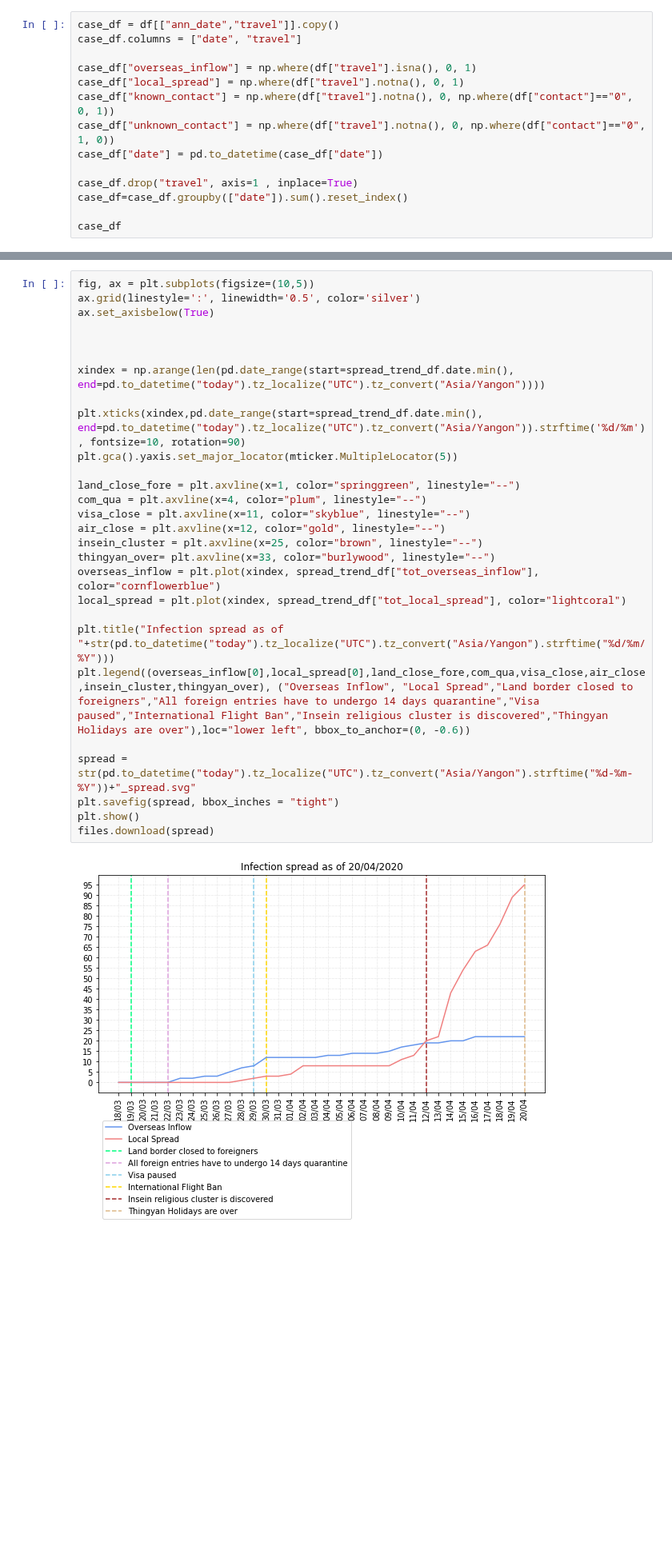
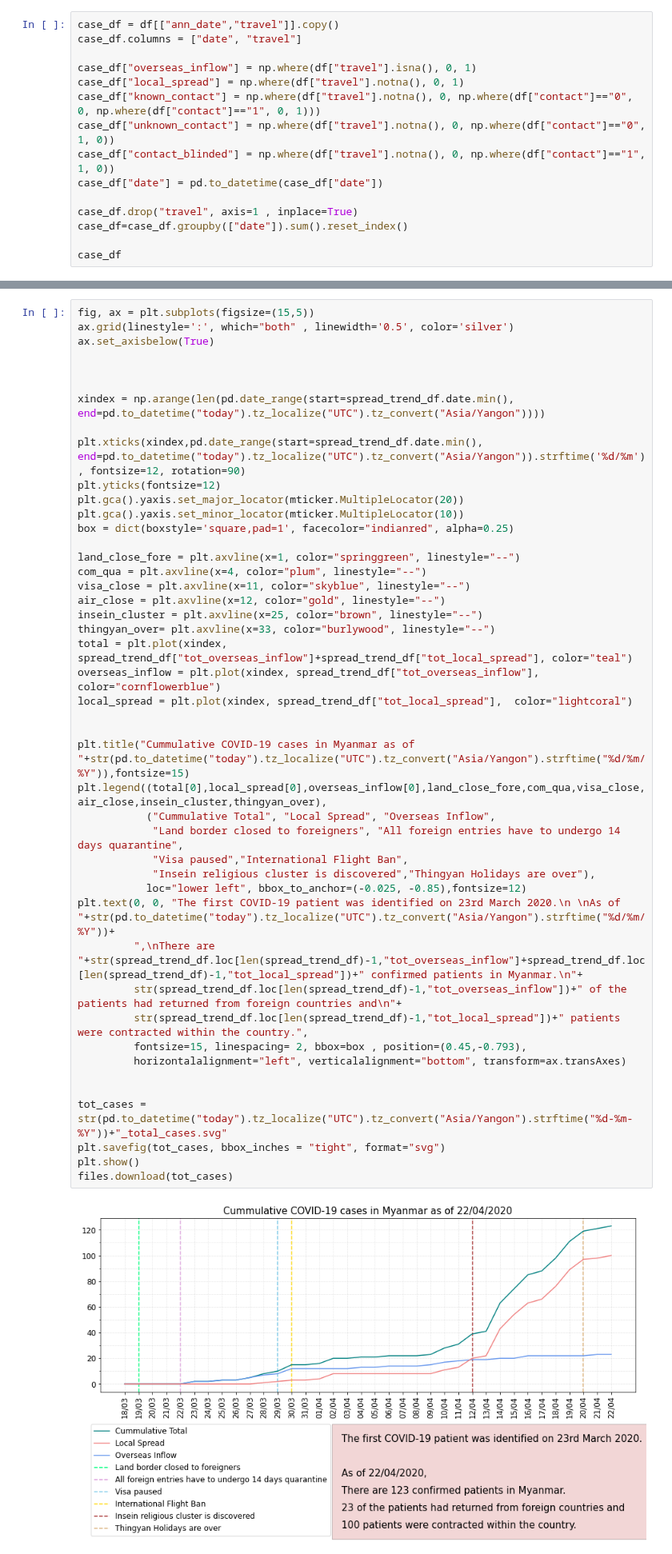
Before and after one commit to finerbrighterlighter/myanmar_covid19, a Jupyter notebook: exponential_growth.ipynb, the cells around one changed output, grey strips where cells are left out. Shown at 80% size. Cells and saved outputs as stored; diff of their text form; blank space fills up the shorter version.

```diff
--- a/exponential_growth.ipynb
+++ b/exponential_growth.ipynb
@@ -52,8 +52,9 @@ case_df.columns = ["date", "travel"]
 
 case_df["overseas_inflow"] = np.where(df["travel"].isna(), 0, 1)
 case_df["local_spread"] = np.where(df["travel"].notna(), 0, 1)
-case_df["known_contact"] = np.where(df["travel"].notna(), 0, np.where(df["contact"]=="0", 0, 1))
+case_df["known_contact"] = np.where(df["travel"].notna(), 0, np.where(df["contact"]=="0", 0, np.where(df["contact"]=="1", 0, 1)))
 case_df["unknown_contact"] = np.where(df["travel"].notna(), 0, np.where(df["contact"]=="0", 1, 0))
+case_df["contact_blinded"] = np.where(df["travel"].notna(), 0, np.where(df["contact"]=="1", 1, 0))
 case_df["date"] = pd.to_datetime(case_df["date"])
 
 case_df.drop("travel", axis=1 , inplace=True)
@@ -461,33 +448,50 @@ spread_trend_df
 # %%
-fig, ax = plt.subplots(figsize=(10,5))
-ax.grid(linestyle=':', linewidth='0.5', color='silver')
+fig, ax = plt.subplots(figsize=(15,5))
+ax.grid(linestyle=':', which="both" , linewidth='0.5', color='silver')
 ax.set_axisbelow(True)
 
 
 
 xindex = np.arange(len(pd.date_range(start=spread_trend_df.date.min(), end=pd.to_datetime("today").tz_localize("UTC").tz_convert("Asia/Yangon"))))
 
-plt.xticks(xindex,pd.date_range(start=spread_trend_df.date.min(), end=pd.to_datetime("today").tz_localize("UTC").tz_convert("Asia/Yangon")).strftime('%d/%m'), fontsize=10, rotation=90)
-plt.gca().yaxis.set_major_locator(mticker.MultipleLocator(5))
+plt.xticks(xindex,pd.date_range(start=spread_trend_df.date.min(), end=pd.to_datetime("today").tz_localize("UTC").tz_convert("Asia/Yangon")).strftime('%d/%m'), fontsize=12, rotation=90)
+plt.yticks(fontsize=12)
+plt.gca().yaxis.set_major_locator(mticker.MultipleLocator(20))
+plt.gca().yaxis.set_minor_locator(mticker.MultipleLocator(10))
+box = dict(boxstyle='square,pad=1', facecolor="indianred", alpha=0.25)
 
 land_close_fore = plt.axvline(x=1, color="springgreen", linestyle="--")
 com_qua = plt.axvline(x=4, color="plum", linestyle="--")
 visa_close = plt.axvline(x=11, color="skyblue", linestyle="--")
 air_close = plt.axvline(x=12, color="gold", linestyle="--")
 insein_cluster = plt.axvline(x=25, color="brown", linestyle="--")
 thingyan_over= plt.axvline(x=33, color="burlywood", linestyle="--")
-overseas_inflow = plt.plot(xindex, spread_trend_df["tot_overseas_inflow"], color="cornflowerblue")
-local_spread = plt.plot(xindex, spread_trend_df["tot_local_spread"], color="lightcoral")
+total = plt.plot(xindex, spread_trend_df["tot_overseas_inflow"]+spread_trend_df["tot_local_spread"], color="teal")
+overseas_inflow = plt.plot(xindex, spread_trend_df["tot_overseas_inflow"],  color="cornflowerblue")
+local_spread = plt.plot(xindex, spread_trend_df["tot_local_spread"],  color="lightcoral")
 
-plt.title("Infection spread as of "+str(pd.to_datetime("today").tz_localize("UTC").tz_convert("Asia/Yangon").strftime("%d/%m/%Y")))
-plt.legend((overseas_inflow[0],local_spread[0],land_close_fore,com_qua,visa_close,air_close,insein_cluster,thingyan_over), ("Overseas Inflow", "Local Spread","Land border closed to foreigners","All foreign entries have to undergo 14 days quarantine","Visa paused","International Flight Ban","Insein religious cluster is discovered","Thingyan Holidays are over"),loc="lower left", bbox_to_anchor=(0, -0.6))
 
-spread = str(pd.to_datetime("today").tz_localize("UTC").tz_convert("Asia/Yangon").strftime("%d-%m-%Y"))+"_spread.svg"
-plt.savefig(spread, bbox_inches = "tight")
+plt.title("Cummulative COVID-19 cases in Myanmar as of "+str(pd.to_datetime("today").tz_localize("UTC").tz_convert("Asia/Yangon").strftime("%d/%m/%Y")),fontsize=15)
+plt.legend((total[0],local_spread[0],overseas_inflow[0],land_close_fore,com_qua,visa_close,air_close,insein_cluster,thingyan_over),
+           ("Cummulative Total", "Local Spread", "Overseas Inflow",
+            "Land border closed to foreigners", "All foreign entries have to undergo 14 days quarantine",
+            "Visa paused","International Flight Ban",
+            "Insein religious cluster is discovered","Thingyan Holidays are over"),
+           loc="lower left", bbox_to_anchor=(-0.025, -0.85),fontsize=12)
+plt.text(0, 0, "The first COVID-19 patient was identified on 23rd March 2020.\n \nAs of "+str(pd.to_datetime("today").tz_localize("UTC").tz_convert("Asia/Yangon").strftime("%d/%m/%Y"))+
+         ",\nThere are "+str(spread_trend_df.loc[len(spread_trend_df)-1,"tot_overseas_inflow"]+spread_trend_df.loc[len(spread_trend_df)-1,"tot_local_spread"])+" confirmed patients in Myanmar.\n"+
+         str(spread_trend_df.loc[len(spread_trend_df)-1,"tot_overseas_inflow"])+" of the patients had returned from foreign countries and\n"+
+         str(spread_trend_df.loc[len(spread_trend_df)-1,"tot_local_spread"])+" patients were contracted within the country.",
+         fontsize=15, linespacing= 2, bbox=box , position=(0.45,-0.793),
+         horizontalalignment="left", verticalalignment="bottom", transform=ax.transAxes)
+
+
+tot_cases = str(pd.to_datetime("today").tz_localize("UTC").tz_convert("Asia/Yangon").strftime("%d-%m-%Y"))+"_total_cases.svg"
+plt.savefig(tot_cases, bbox_inches = "tight", format="svg")
 plt.show()
-files.download(spread)
+files.download(tot_cases)
 # %% [output]
-[figure, old version]
+[figure, new version]
 # %% [markdown]
 # Age Distribution
 # %%
```
Also changed, not shown: parts of 27 cells of this notebook.
